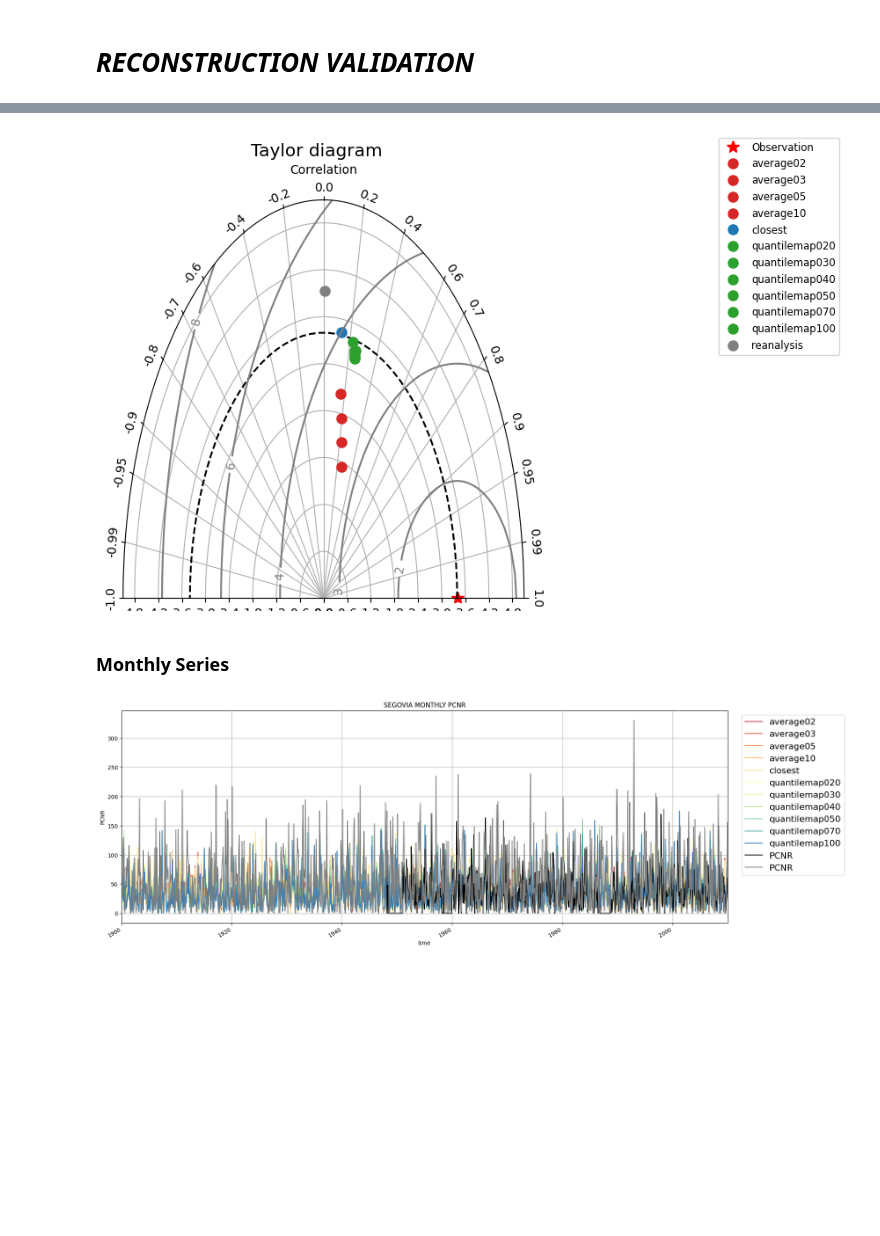
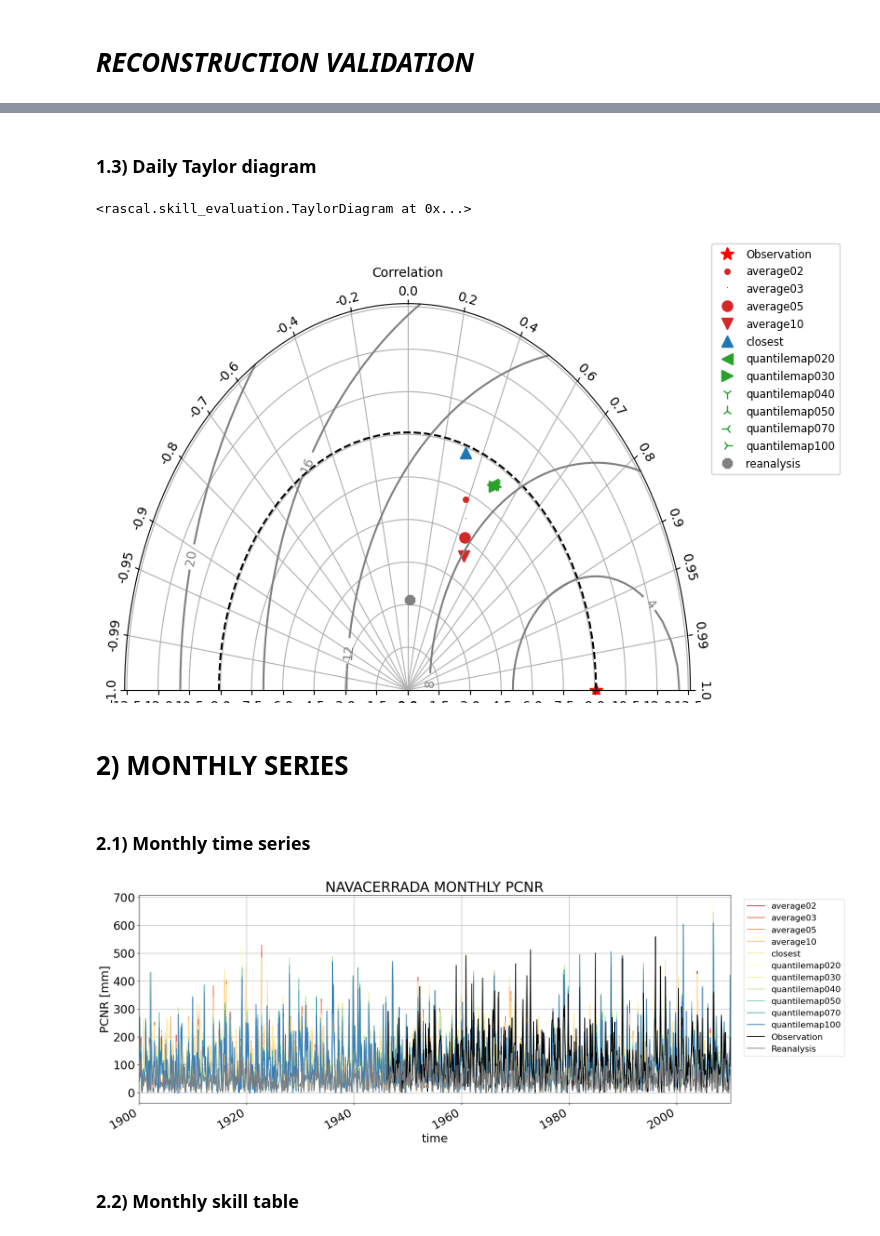
Before and after one commit to alvaro-gc95/RASCAL, a Jupyter notebook: Reconstruction Validation.ipynb, the cells around one changed output, grey strips where cells are left out. Cells and saved outputs as stored; diff of their text form; code cells hidden in the pictures; blank space fills up the shorter version.

```diff
--- a/Reconstruction Validation.ipynb
+++ b/Reconstruction Validation.ipynb
@@ -29,7 +36,7 @@ reconstructions_directory = "./output/PCNR/SURF_71.162andSURF_72.162-SURF_71.162
 initial_year = 1900
 final_year = 2010
 
-station_to_validate = "segovia"
+station_to_validate = "navacerrada"
 variable_to_validate = "PCNR"
 
 groupings = {
@@ -229,6 +272,9 @@ daily_skill
+# %% [markdown]
+### 1.3) Daily Taylor diagram
 # %%
-dia = rascal.skill_evaluation.taylor_test(station_daily_std, daily_skill)
+rascal.skill_evaluation.taylor_test(station_daily_std, daily_skill)
 # %% [output]
+<rascal.skill_evaluation.TaylorDiagram at 0x...>
-[figure, old version]
+[figure, new version]
 # %% [markdown]
-### Monthly Series
+# 2) MONTHLY SERIES
@@ -249,20 +281,25 @@ elif groupings[variable_to_validate] == "sum" or groupings[variable_to_validate]
+# %% [markdown]
+### 2.1) Monthly time series
 # %%
+plt.rcParams.update({'font.size': 22})
+
 fig = plt.figure(figsize=(20,8))
 ax = fig.subplots()
 sns.lineplot(
     ax=ax,
     data=reconstructions_monthly,
     x="time",
     y=variable_to_validate,
     hue="similarity_method",
     palette="Spectral"
 )
-station_data_monthly[variable_to_validate].plot(ax=ax, color="black")
-reanalysis_data_monthly[variable_to_validate].plot(ax=ax, color="grey")
+station_data_monthly[variable_to_validate].plot(ax=ax, color="black", label="Observation")
+reanalysis_data_monthly[variable_to_validate].plot(ax=ax, color="grey", label="Reanalysis")
 ax.legend(loc='upper right', ncol=1, bbox_to_anchor=[1.2, 1], fontsize=16)
 ax.set_xlim(years[0], years[-1])
 ax.set_title(station.name.upper() + " MONTHLY " + variable_to_validate)
+ax.set_ylabel(variable_to_validate + " " + units[variable_to_validate])
 ax.grid()
 plt.show()
 # %% [output]
-[figure, old version]
+[figure, new version]
@@ -277,0 +306,2 @@ station_monthly_std, monthly_skill = rascal.skill_evaluation.get_skill(
+# %% [markdown]
+### 2.2) Monthly skill table
```
Also changed, not shown: parts of 59 cells of this notebook.
